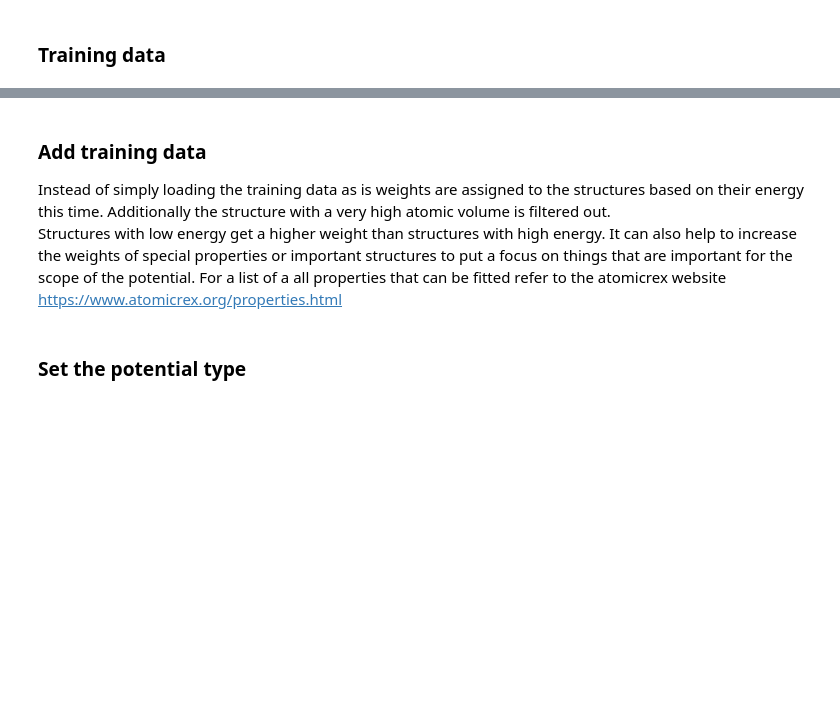
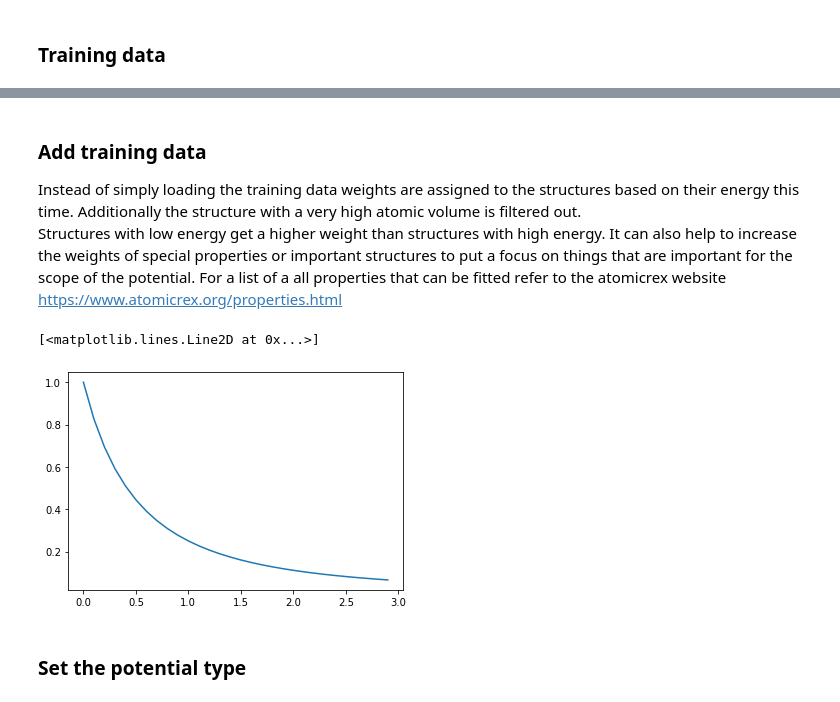
Before and after one commit to pyiron-workshop/potentials-workshop-2022, a Jupyter notebook: potentials/01-EAM/HandsOnPotenitalFitting.ipynb, the cells around one changed output, grey strips where cells are left out. Saved outputs shown, nothing was run; the diff lists cells and outputs as text; code cells hidden in the pictures; blank space fills up the shorter version.

```diff
--- a/potentials/01-EAM/HandsOnPotenitalFitting.ipynb
+++ b/potentials/01-EAM/HandsOnPotenitalFitting.ipynb
@@ -16,6 +48,6 @@ tc.plot.energy_volume(crystal_systems=True)
 # %% [markdown]
 ### Add training data
-Instead of simply loading the training data as is weights are assigned to the structures based on their energy this time. Additionally the structure with a very high atomic volume is filtered out.
+Instead of simply loading the training data weights are assigned to the structures based on their energy this time. Additionally the structure with a very high atomic volume is filtered out.
 Structures with low energy get a higher weight than structures with high energy.
 It can also help to increase the weights of special properties or important structures to put a focus on things that are important for the scope of the potential.
 For a list of a all properties that can be fitted refer to the atomicrex website https://www.atomicrex.org/properties.html
@@ -23,5 +55,8 @@ For a list of a all properties that can be fitted refer to the atomicrex website
 def get_e_weight(E_S, Delta=1.0, N=2):
     return 1 / (E_S + Delta) ** N
 # %%
-E_S = np.arange(0, 50, 0.1)
+E_S = np.arange(0, 3, 0.1)
 plt.plot(E_S, get_e_weight(E_S))
+# %% [output]
+[<matplotlib.lines.Line2D at 0x...>]
+[figure, added]
```
Also changed, not shown: parts of 17 cells of this notebook, 1 other file.
